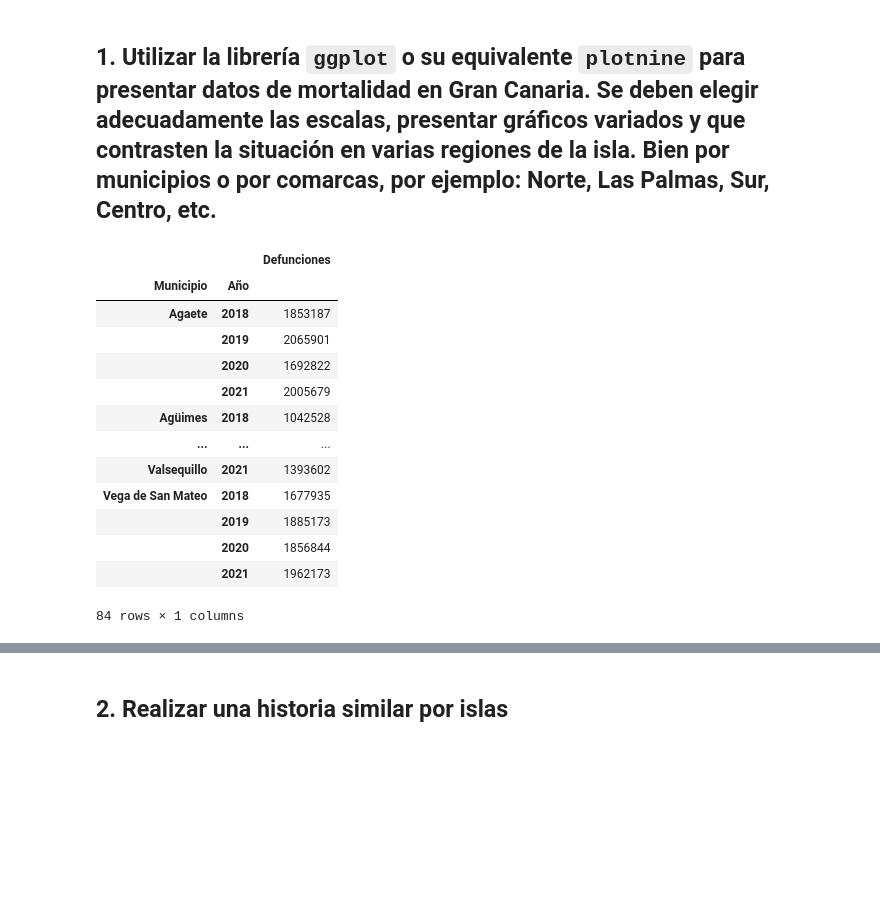
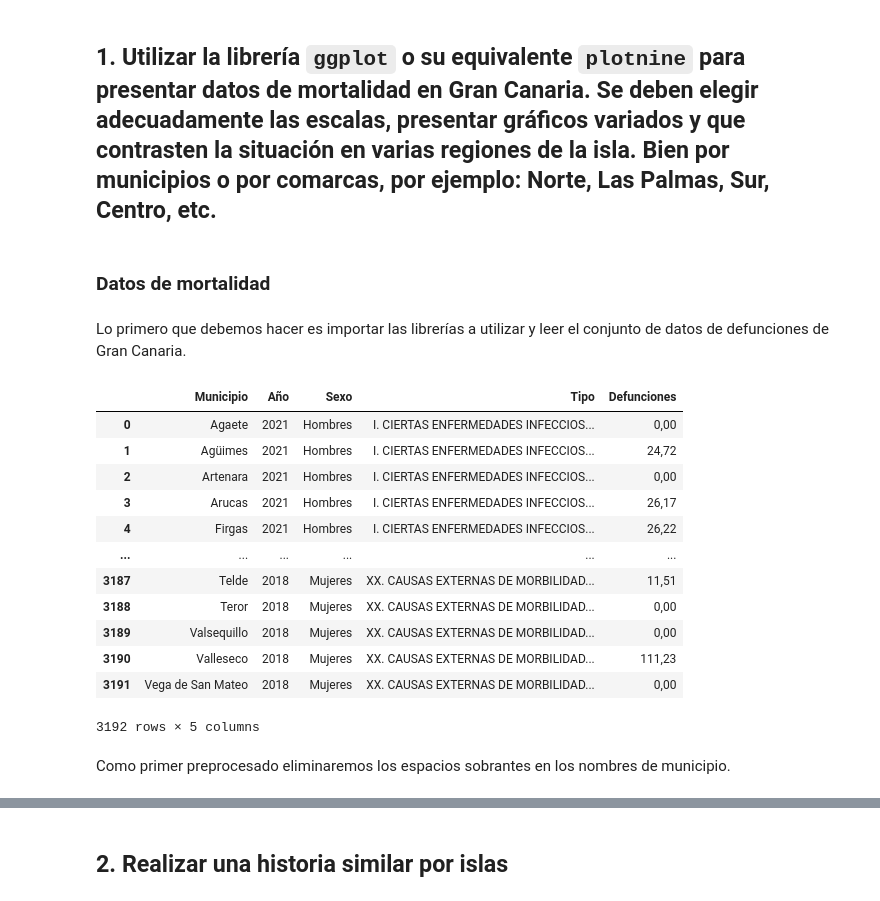
Before and after one commit to alu0101351773/VIS_practicas, a Jupyter notebook: src/jorge_cabrera_alu0101351773_comunicacion_efectiva.ipynb, the cells around one changed output, grey strips where cells are left out. Cells and saved outputs as stored; diff of their text form; code cells hidden in the pictures; blank space fills up the shorter version.

```diff
--- a/src/jorge_cabrera_alu0101351773_comunicacion_efectiva.ipynb
+++ b/src/jorge_cabrera_alu0101351773_comunicacion_efectiva.ipynb
@@ -2,29 +2,31 @@
 # Comunicación efectiva
 # %% [markdown]
 ## 1. Utilizar la librería `ggplot` o su equivalente `plotnine` para presentar datos de mortalidad en Gran Canaria. Se deben elegir adecuadamente las escalas, presentar gráficos variados y que contrasten la situación en varias regiones de la isla. Bien por municipios o por comarcas, por ejemplo: Norte, Las Palmas, Sur, Centro, etc.
+# %% [markdown]
+### Datos de mortalidad
+# %% [markdown]
+Lo primero que debemos hacer es importar las librerías a utilizar y leer el conjunto de datos de defunciones de Gran Canaria.
 # %%
 import pandas as pd
 import geopandas as gp
 from plotnine import *
 
 df = pd.read_csv('../data/defStatTasas.csv').drop(labels = 'Unnamed: 0', axis = 'columns')
 
-df['Municipio'] = df['Municipio'].str.strip()
-df['Defunciones'] = pd.to_numeric(df['Defunciones'].str.replace(',', '.').str.replace('....', '0').str.replace('.', '0'))
-
-display(df.groupby(['Municipio', 'Año']).agg({'Defunciones': 'sum'}))
+display(df)
 # %% [output]
-|  |  | Defunciones |
-| Municipio | Año |  |
-| Agaete | 2018 | 1853187 |
-|  | 2019 | 2065901 |
-|  | 2020 | 1692822 |
-|  | 2021 | 2005679 |
-| Agüimes | 2018 | 1042528 |
-| ... | ... | ... |
-| Valsequillo | 2021 | 1393602 |
-| Vega de San Mateo | 2018 | 1677935 |
-|  | 2019 | 1885173 |
-|  | 2020 | 1856844 |
-|  | 2021 | 1962173 |
+|  | Municipio | Año | Sexo | Tipo | Defunciones |
+| 0 | Agaete | 2021 | Hombres | I. CIERTAS ENFERMEDADES INFECCIOS... | 0,00 |
+| 1 | Agüimes | 2021 | Hombres | I. CIERTAS ENFERMEDADES INFECCIOS... | 24,72 |
+| 2 | Artenara | 2021 | Hombres | I. CIERTAS ENFERMEDADES INFECCIOS... | 0,00 |
+| 3 | Arucas | 2021 | Hombres | I. CIERTAS ENFERMEDADES INFECCIOS... | 26,17 |
+| 4 | Firgas | 2021 | Hombres | I. CIERTAS ENFERMEDADES INFECCIOS... | 26,22 |
+| ... | ... | ... | ... | ... | ... |
+| 3187 | Telde | 2018 | Mujeres | XX. CAUSAS EXTERNAS DE MORBILIDAD... | 11,51 |
+| 3188 | Teror | 2018 | Mujeres | XX. CAUSAS EXTERNAS DE MORBILIDAD... | 0,00 |
+| 3189 | Valsequillo | 2018 | Mujeres | XX. CAUSAS EXTERNAS DE MORBILIDAD... | 0,00 |
+| 3190 | Valleseco | 2018 | Mujeres | XX. CAUSAS EXTERNAS DE MORBILIDAD... | 111,23 |
+| 3191 | Vega de San Mateo | 2018 | Mujeres | XX. CAUSAS EXTERNAS DE MORBILIDAD... | 0,00 |
-84 rows × 1 columns
+3192 rows × 5 columns
+# %% [markdown]
+Como primer preprocesado eliminaremos los espacios sobrantes en los nombres de municipio.
```
Also changed, not shown: parts of 24 cells of this notebook.
